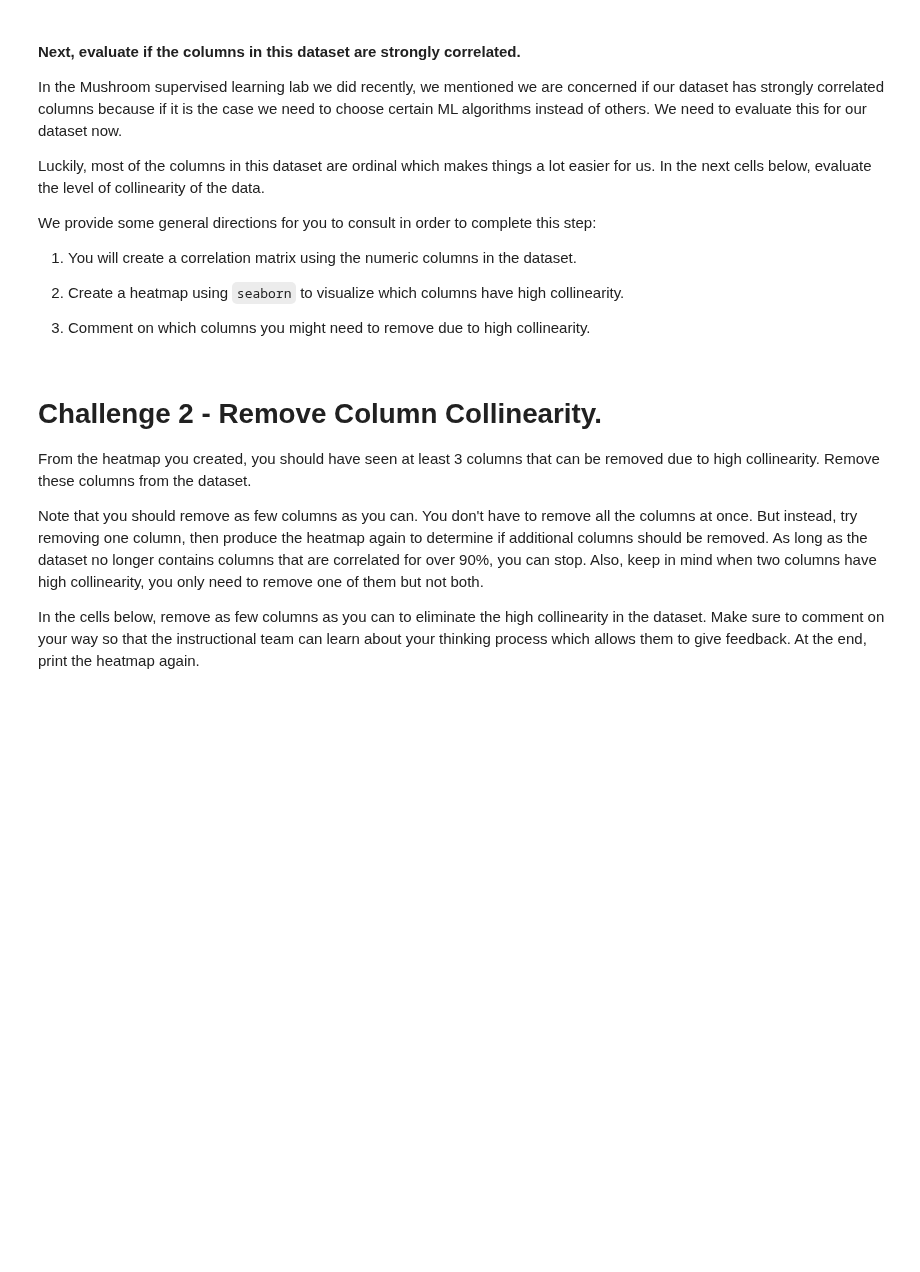
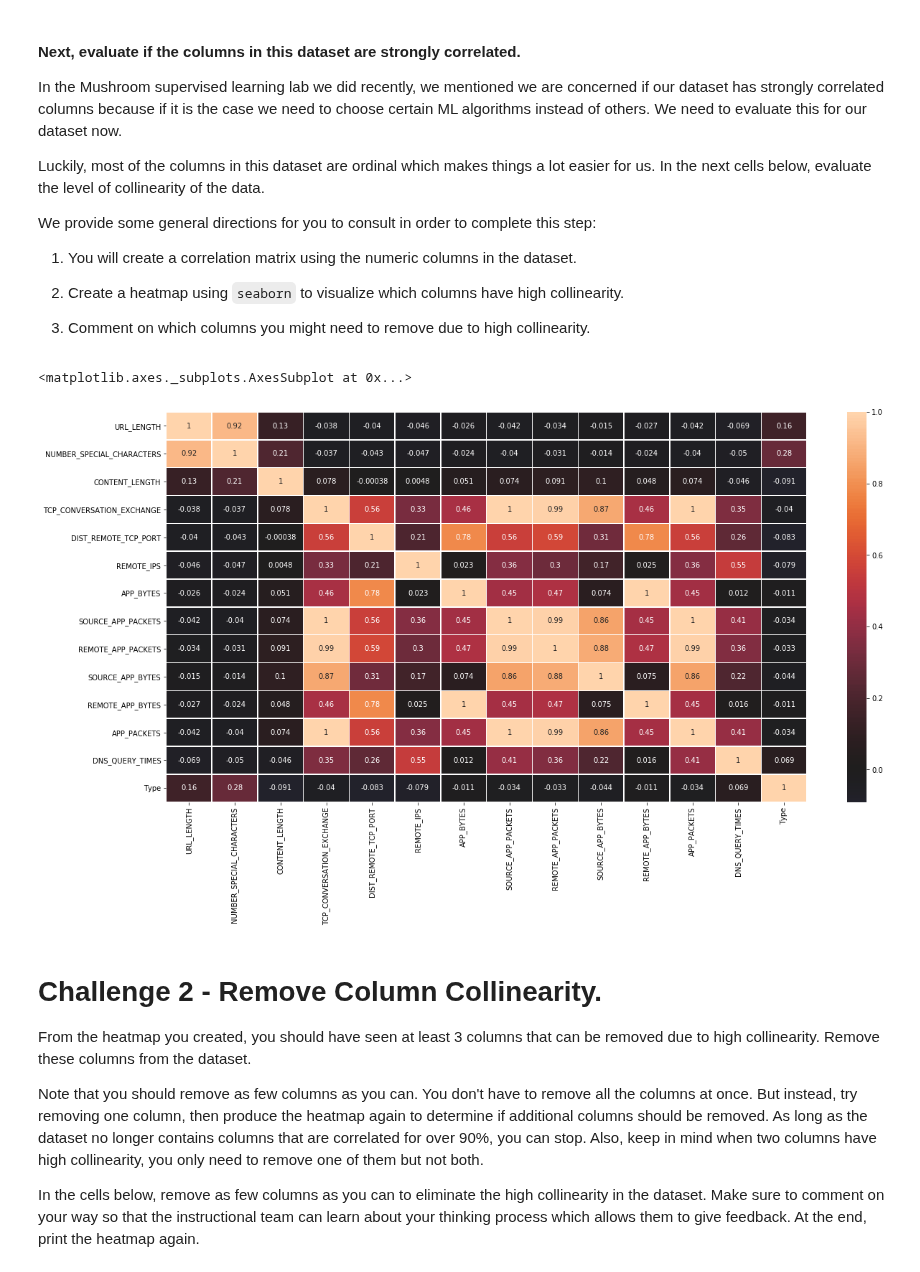
Before and after one commit to ta-data-lis/lab-supervised-learning, a Jupyter notebook: your-code/main.ipynb, the cells around one changed output. Cells and saved outputs as stored; diff of their text form; code cells hidden in the pictures; blank space fills up the shorter version.

```diff
--- a/your-code/main.ipynb
+++ b/your-code/main.ipynb
@@ -52,3 +66,5 @@ We provide some general directions for you to consult in order to complete this
 1. Comment on which columns you might need to remove due to high collinearity.
 # %%
 # Your code here
+
+corr = websites.corr()
@@ -57,3 +71,13 @@ We provide some general directions for you to consult in order to complete this
+# %%
+# Your comment here
+
+fig, ax = plt.subplots(figsize=(20,10))
+sn.heatmap(corr, annot=True,center=0, linewidths=.5)
+
+#We should drop the low correlations with Type, and the high correlations as well
+# %% [output]
+<matplotlib.axes._subplots.AxesSubplot at 0x...>
+[figure, added]
 # %% [markdown]
 # Challenge 2 - Remove Column Collinearity.
 
```
Also changed, not shown: parts of 42 cells of this notebook.
